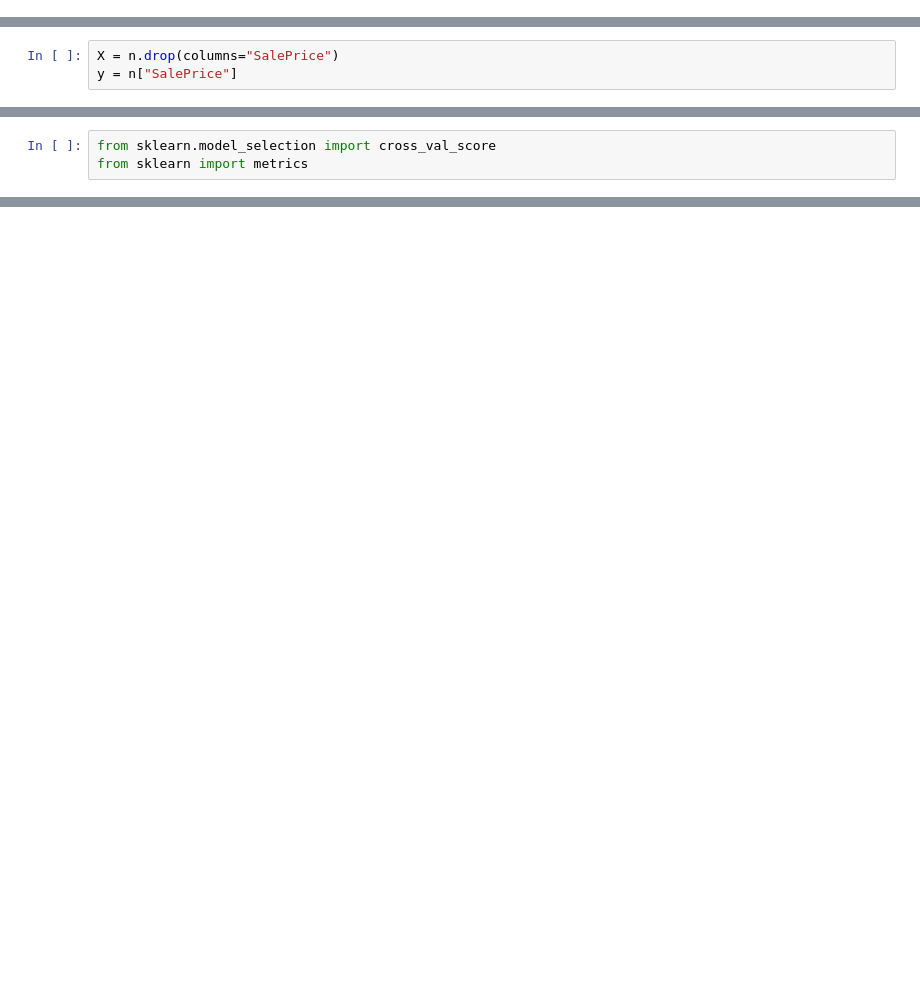
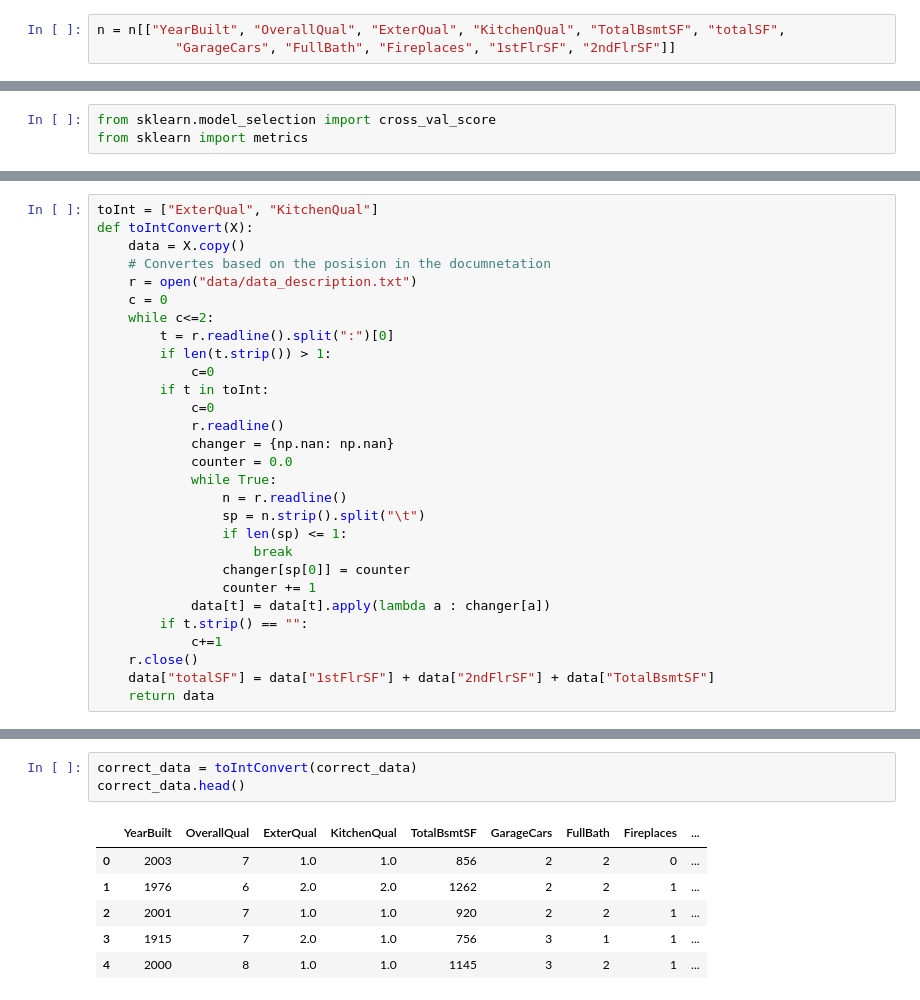
Before and after one commit to 591337/HousingPrice, a Jupyter notebook: HousingPrices.ipynb, the cells around one changed output, grey strips where cells are left out. Drawn from its saved outputs; the diff is of its cells as text; blank space fills up the shorter version.

```diff
--- a/HousingPrices.ipynb
+++ b/HousingPrices.ipynb
@@ -468,0 +455,3 @@ n = n[["YearBuilt", "YearRemodAdd", "OverallQual", "ExterQual", "KitchenQual",
+# %%
+n = n[["YearBuilt", "OverallQual", "ExterQual", "KitchenQual", "TotalBsmtSF", "totalSF",
+          "GarageCars", "FullBath", "Fireplaces", "1stFlrSF", "2ndFlrSF"]]
@@ -473,3 +463,0 @@ n.shape
-# %%
-X = n.drop(columns="SalePrice")
-y = n["SalePrice"]
@@ -511,0 +491,29 @@ dump(rand, filename)
+# %%
+toInt = ["ExterQual", "KitchenQual"]
+def toIntConvert(X):
+    data = X.copy()
+    # Convertes based on the posision in the documnetation
+    r = open("data/data_description.txt")
+    c = 0
+    while c<=2:
+        t = r.readline().split(":")[0]
+        if len(t.strip()) > 1:
+            c=0
+        if t in toInt:
+            c=0
+            r.readline()
+            changer = {np.nan: np.nan}
+            counter = 0.0
+            while True:
+                n = r.readline()
+                sp = n.strip().split("\t")
+                if len(sp) <= 1:
+                    break
+                changer[sp[0]] = counter
+                counter += 1
+            data[t] = data[t].apply(lambda a : changer[a])
+        if t.strip() == "":
+            c+=1
+    r.close()
+    data["totalSF"] = data["1stFlrSF"] + data["2ndFlrSF"] + data["TotalBsmtSF"]
+    return data
@@ -511,0 +531,10 @@ dump(rand, filename)
+# %%
+correct_data = toIntConvert(correct_data)
+correct_data.head()
+# %% [output]
+|  | YearBuilt | OverallQual | ExterQual | KitchenQual | TotalBsmtSF | GarageCars | FullBath | Fireplaces | ... |
+| 0 | 2003 | 7 | 1.0 | 1.0 | 856 | 2 | 2 | 0 | ... |
+| 1 | 1976 | 6 | 2.0 | 2.0 | 1262 | 2 | 2 | 1 | ... |
+| 2 | 2001 | 7 | 1.0 | 1.0 | 920 | 2 | 2 | 1 | ... |
+| 3 | 1915 | 7 | 2.0 | 1.0 | 756 | 3 | 1 | 1 | ... |
+| 4 | 2000 | 8 | 1.0 | 1.0 | 1145 | 3 | 2 | 1 | ... |
```
Also changed, not shown: parts of 27 cells of this notebook, 1 other file.
